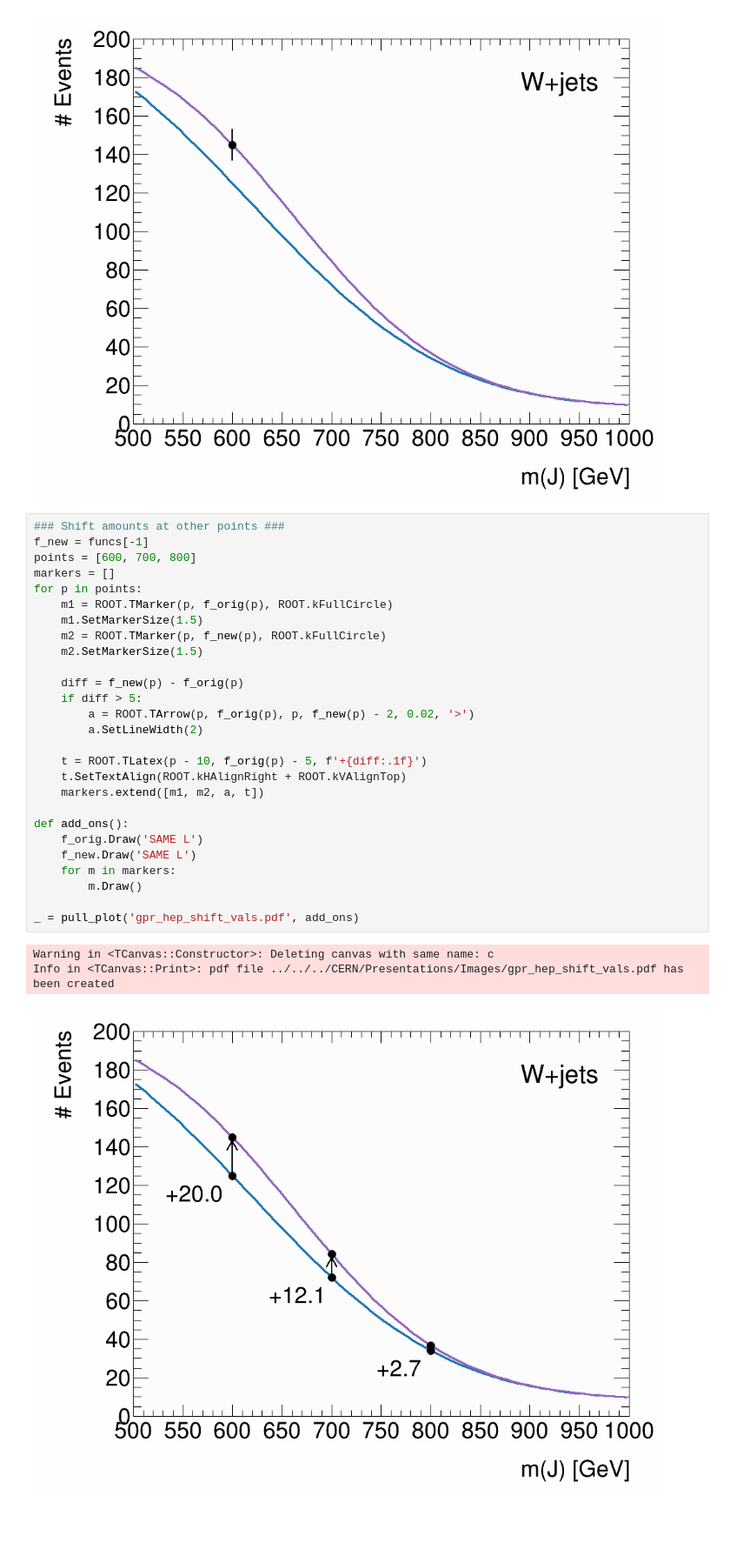
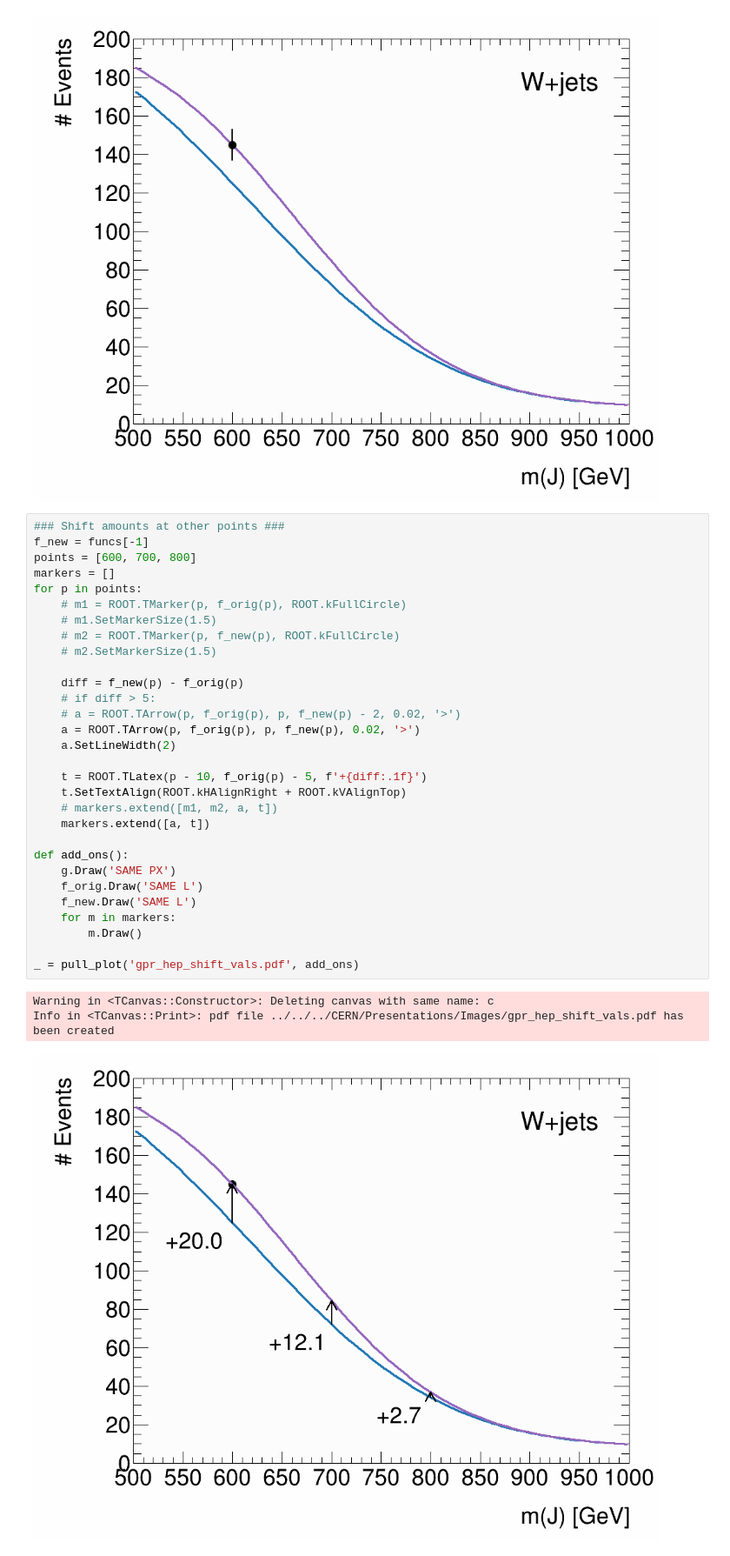
Before and after one commit to riley-x/GaussianProcessExample, a Jupyter notebook: hep.ipynb, the cells around one changed output. Shown at 87% size. Cells and saved outputs as stored; diff of their text form; blank space fills up the shorter version.

Commit message:
change shift plot style a little

```diff
--- a/hep.ipynb
+++ b/hep.ipynb
@@ -880,31 +886,34 @@ Info in <TCanvas::Print>: pdf file ../../../CERN/Presentations/Images/gpr_hep_sh
 # %%
 ### Shift amounts at other points ###
 f_new = funcs[-1]
 points = [600, 700, 800]
 markers = []
 for p in points:
-    m1 = ROOT.TMarker(p, f_orig(p), ROOT.kFullCircle)
-    m1.SetMarkerSize(1.5)
-    m2 = ROOT.TMarker(p, f_new(p), ROOT.kFullCircle)
-    m2.SetMarkerSize(1.5)
+    # m1 = ROOT.TMarker(p, f_orig(p), ROOT.kFullCircle)
+    # m1.SetMarkerSize(1.5)
+    # m2 = ROOT.TMarker(p, f_new(p), ROOT.kFullCircle)
+    # m2.SetMarkerSize(1.5)
 
     diff = f_new(p) - f_orig(p)
-    if diff > 5:
-        a = ROOT.TArrow(p, f_orig(p), p, f_new(p) - 2, 0.02, '>')
-        a.SetLineWidth(2)
+    # if diff > 5:
+    # a = ROOT.TArrow(p, f_orig(p), p, f_new(p) - 2, 0.02, '>')
+    a = ROOT.TArrow(p, f_orig(p), p, f_new(p), 0.02, '>')
+    a.SetLineWidth(2)
 
     t = ROOT.TLatex(p - 10, f_orig(p) - 5, f'+{diff:.1f}')
     t.SetTextAlign(ROOT.kHAlignRight + ROOT.kVAlignTop)
-    markers.extend([m1, m2, a, t])
+    # markers.extend([m1, m2, a, t])
+    markers.extend([a, t])
 
 def add_ons():
+    g.Draw('SAME PX')
     f_orig.Draw('SAME L')
     f_new.Draw('SAME L')
     for m in markers:
         m.Draw()
 
 _ = pull_plot('gpr_hep_shift_vals.pdf', add_ons)
 # %% [output]
 Warning in <TCanvas::Constructor>: Deleting canvas with same name: c
 Info in <TCanvas::Print>: pdf file ../../../CERN/Presentations/Images/gpr_hep_shift_vals.pdf has been created
-[figure, old version]
+[figure, new version]
```
Also changed, not shown: parts of 3 cells of this notebook.
